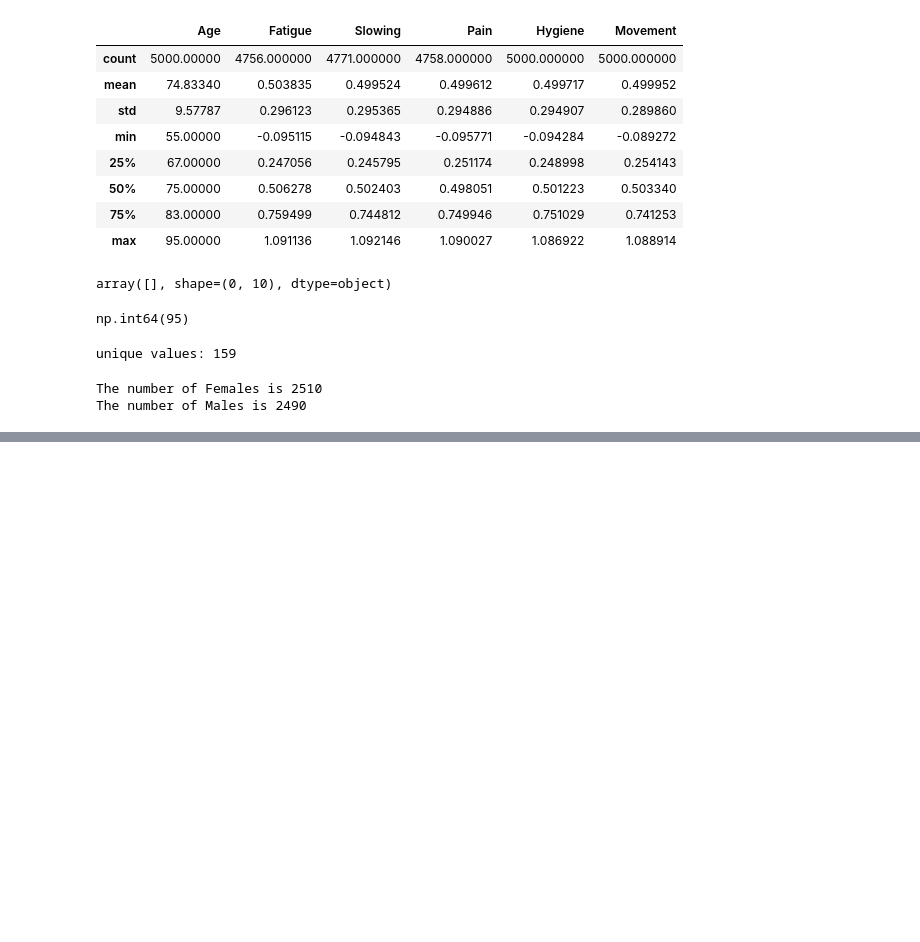
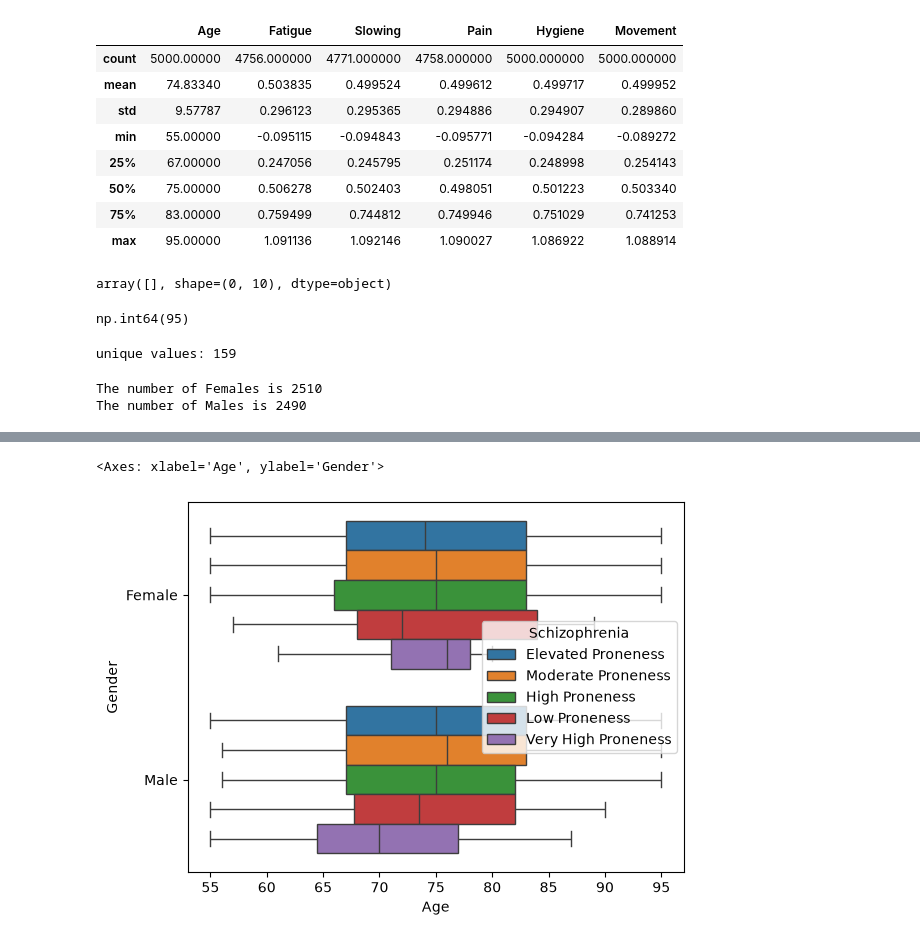
Before and after one commit to chadiboudaher/ml-dl-pytorch, a Jupyter notebook: src/projects/schizophrenia-symptoms/notebook/schizophrenia.ipynb, the cells around one changed output, grey strips where cells are left out. Saved outputs shown, nothing was run; the diff lists cells and outputs as text; code cells hidden in the pictures; blank space fills up the shorter version.

```diff
--- a/src/projects/schizophrenia-symptoms/notebook/schizophrenia.ipynb
+++ b/src/projects/schizophrenia-symptoms/notebook/schizophrenia.ipynb
@@ -122,0 +136,5 @@ The number of Males is 2490
+# %%
+sns.boxplot(data=df, x="Age", y="Gender", hue="Schizophrenia")
+# %% [output]
+<Axes: xlabel='Age', ylabel='Gender'>
+[figure, added]
```
Also changed, not shown: parts of 9 cells of this notebook.
